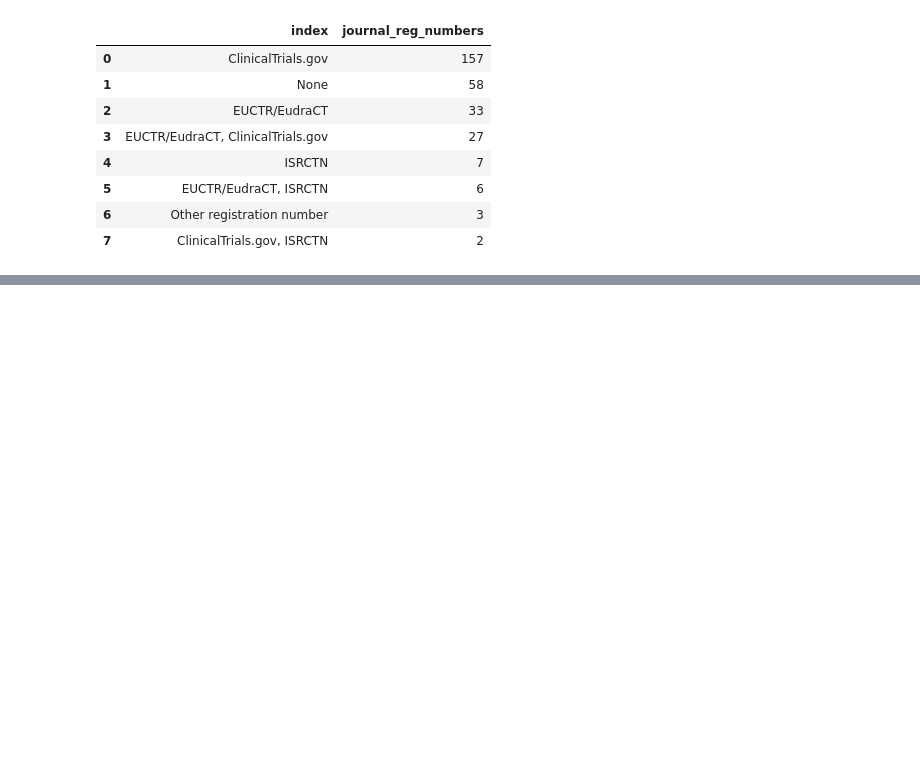
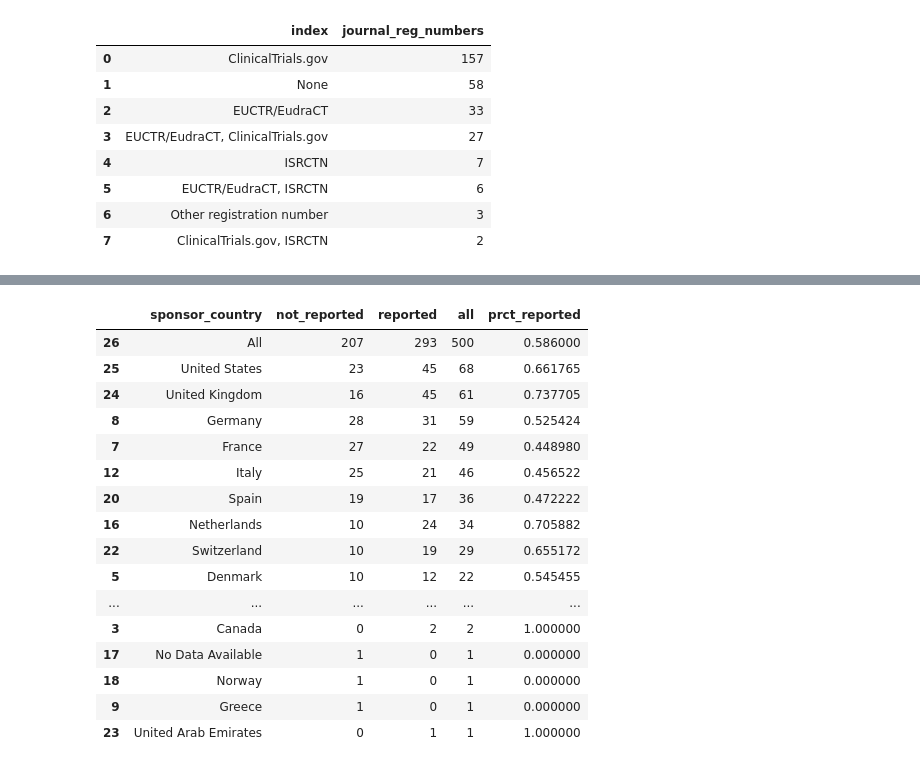
Before and after one commit to ebmdatalab/euctr_pub_search, a Jupyter notebook: notebooks/Anlysis.ipynb, the cells around one changed output, grey strips where cells are left out. Cells and saved outputs as stored; diff of their text form; code cells hidden in the pictures; blank space fills up the shorter version.

```diff
--- a/notebooks/Anlysis.ipynb
+++ b/notebooks/Anlysis.ipynb
@@ -841,0 +1156,24 @@ reg_id_df[reg_id_df['index'].str.contains('ISRCTN')].journal_reg_numbers.sum()
+# %%
+#Journal Reporting
+journal_reporting = crosstab(spon_country, 'journal_results_inc', 'sponsor_country').reset_index()
+journal_reporting.columns = ['sponsor_country', 'not_reported', 'reported', 'all']
+journal_reporting['prct_reported'] = journal_reporting.reported / journal_reporting['all']
+journal_reporting.sort_values(by='all', ascending=False)
+# %% [output]
+|  | sponsor_country | not_reported | reported | all | prct_reported |
+| 26 | All | 207 | 293 | 500 | 0.586000 |
+| 25 | United States | 23 | 45 | 68 | 0.661765 |
+| 24 | United Kingdom | 16 | 45 | 61 | 0.737705 |
+| 8 | Germany | 28 | 31 | 59 | 0.525424 |
+| 7 | France | 27 | 22 | 49 | 0.448980 |
+| 12 | Italy | 25 | 21 | 46 | 0.456522 |
+| 20 | Spain | 19 | 17 | 36 | 0.472222 |
+| 16 | Netherlands | 10 | 24 | 34 | 0.705882 |
+| 22 | Switzerland | 10 | 19 | 29 | 0.655172 |
+| 5 | Denmark | 10 | 12 | 22 | 0.545455 |
+| ... | ... | ... | ... | ... | ... |
+| 3 | Canada | 0 | 2 | 2 | 1.000000 |
+| 17 | No Data Available | 1 | 0 | 1 | 0.000000 |
+| 18 | Norway | 1 | 0 | 1 | 0.000000 |
+| 9 | Greece | 1 | 0 | 1 | 0.000000 |
+| 23 | United Arab Emirates | 0 | 1 | 1 | 1.000000 |
```
Also changed, not shown: parts of 31 cells of this notebook, 2 other files.
